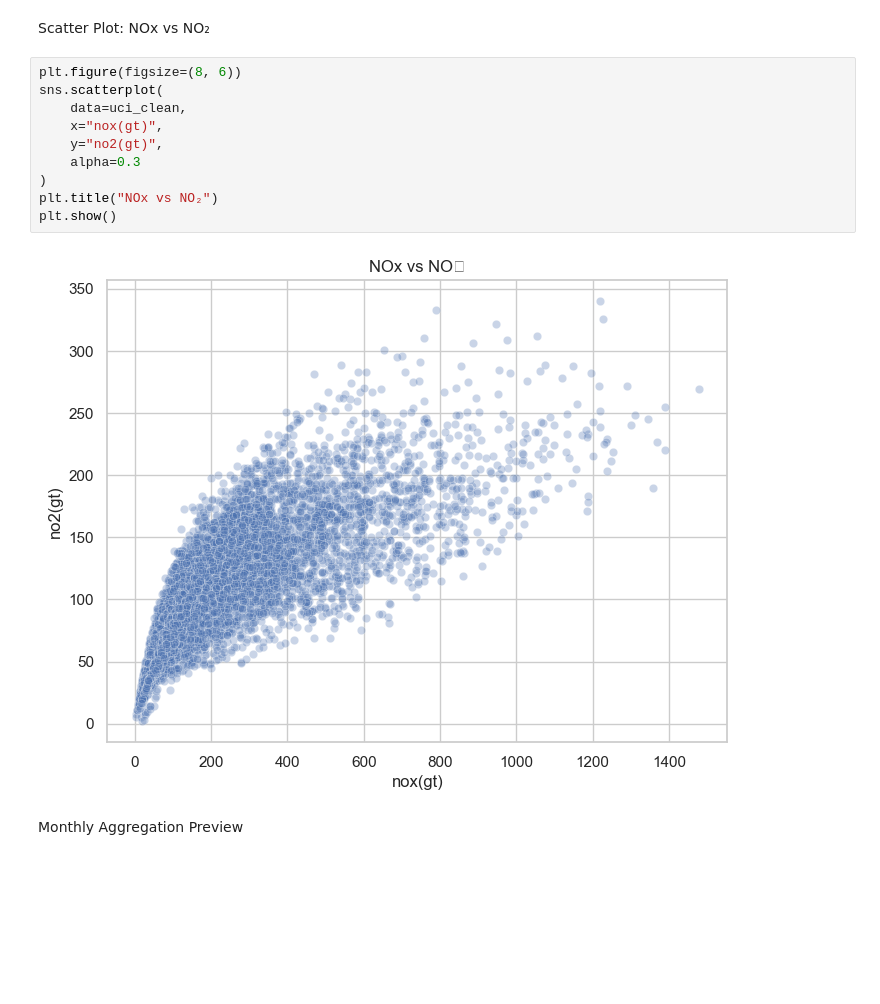
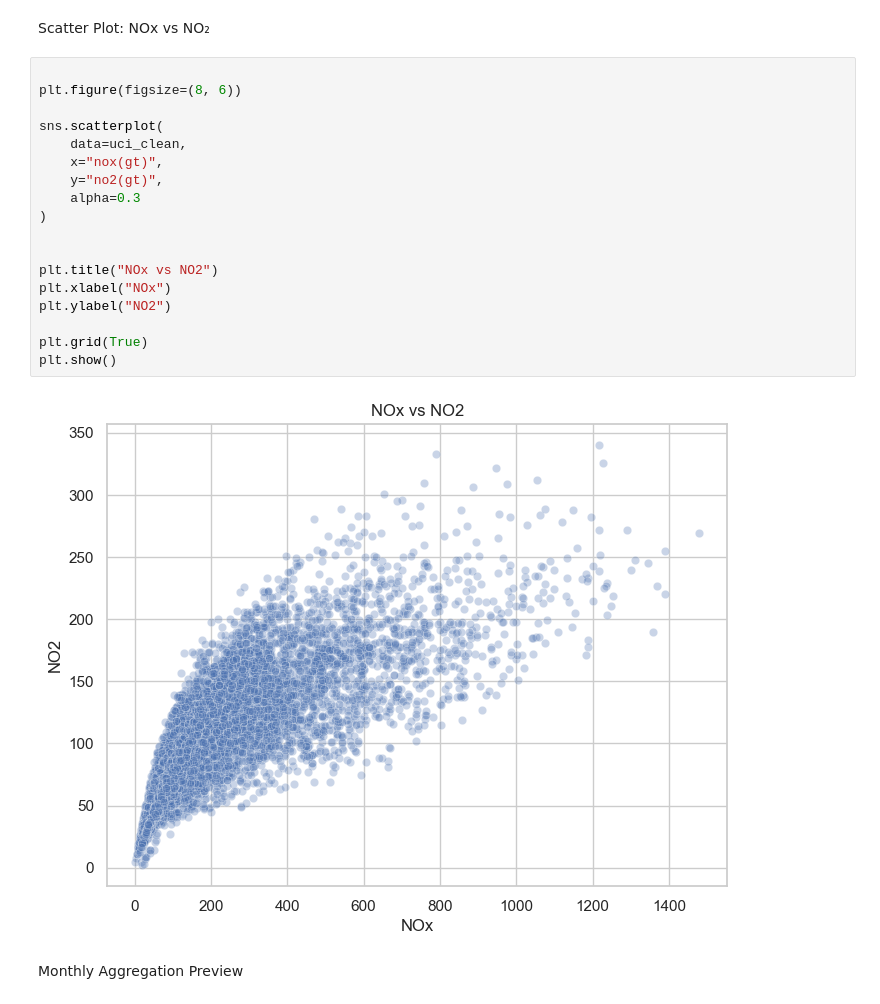
Before and after one commit to looalhadzhiev-max/traffic-pollution-health, a Jupyter notebook: notebooks/traffic_polution_health.ipynb, the cells around one changed output. Saved outputs shown, nothing was run; the diff lists cells and outputs as text; blank space fills up the shorter version.

```diff
--- a/notebooks/traffic_polution_health.ipynb
+++ b/notebooks/traffic_polution_health.ipynb
@@ -201,17 +201,25 @@ plt.show()
 # %% [markdown]
 Scatter Plot: NOx vs NO₂
 # %%
+
 plt.figure(figsize=(8, 6))
+
 sns.scatterplot(
     data=uci_clean,
     x="nox(gt)",
     y="no2(gt)",
     alpha=0.3
 )
-plt.title("NOx vs NO₂")
+
+
+plt.title("NOx vs NO2")
+plt.xlabel("NOx")
+plt.ylabel("NO2")
+
+plt.grid(True)
 plt.show()
 # %% [output]
-[figure, old version]
+[figure, new version]
 # %% [markdown]
 Monthly Aggregation Preview
 # %%
```
Also changed, not shown: parts of 2 cells of this notebook.
